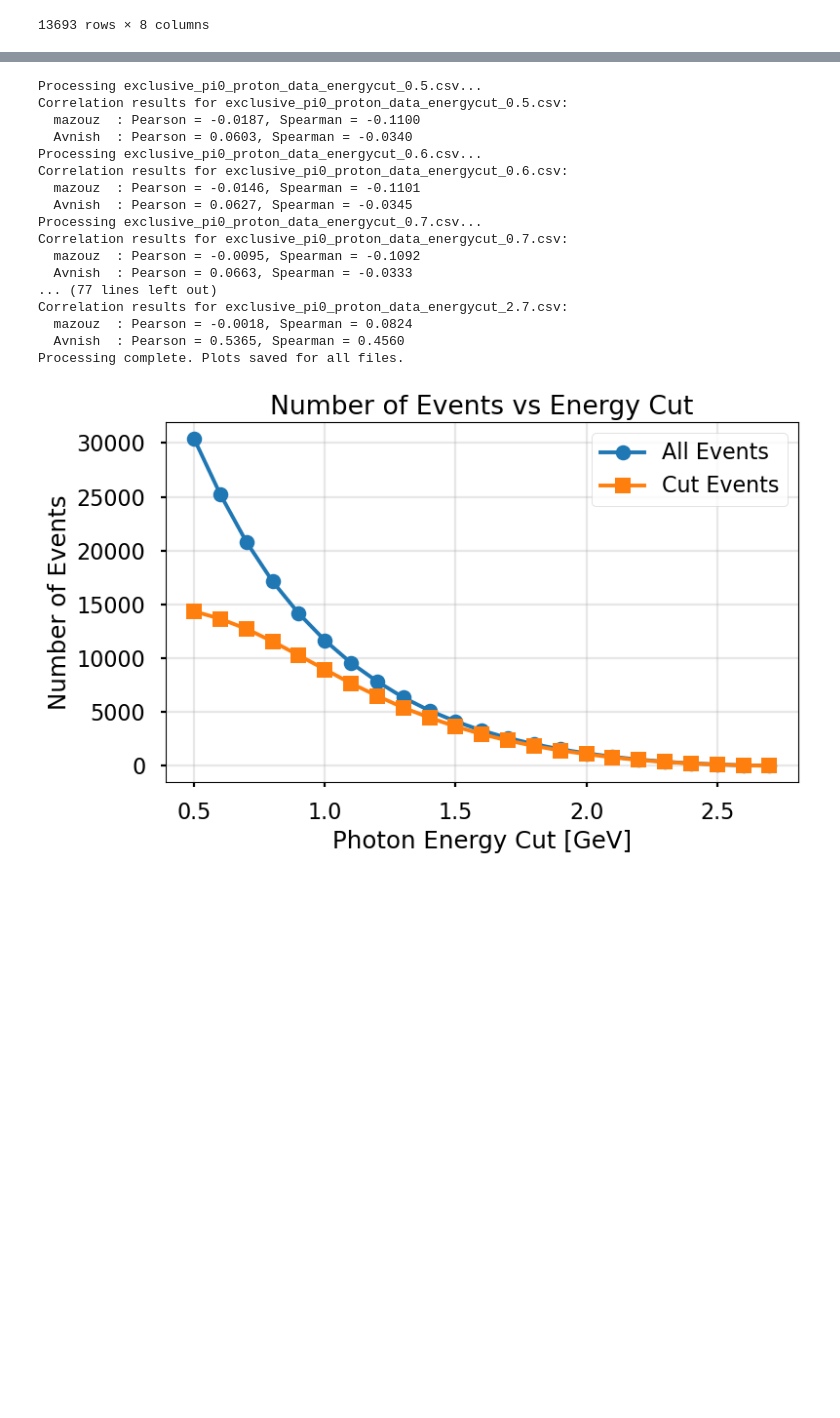
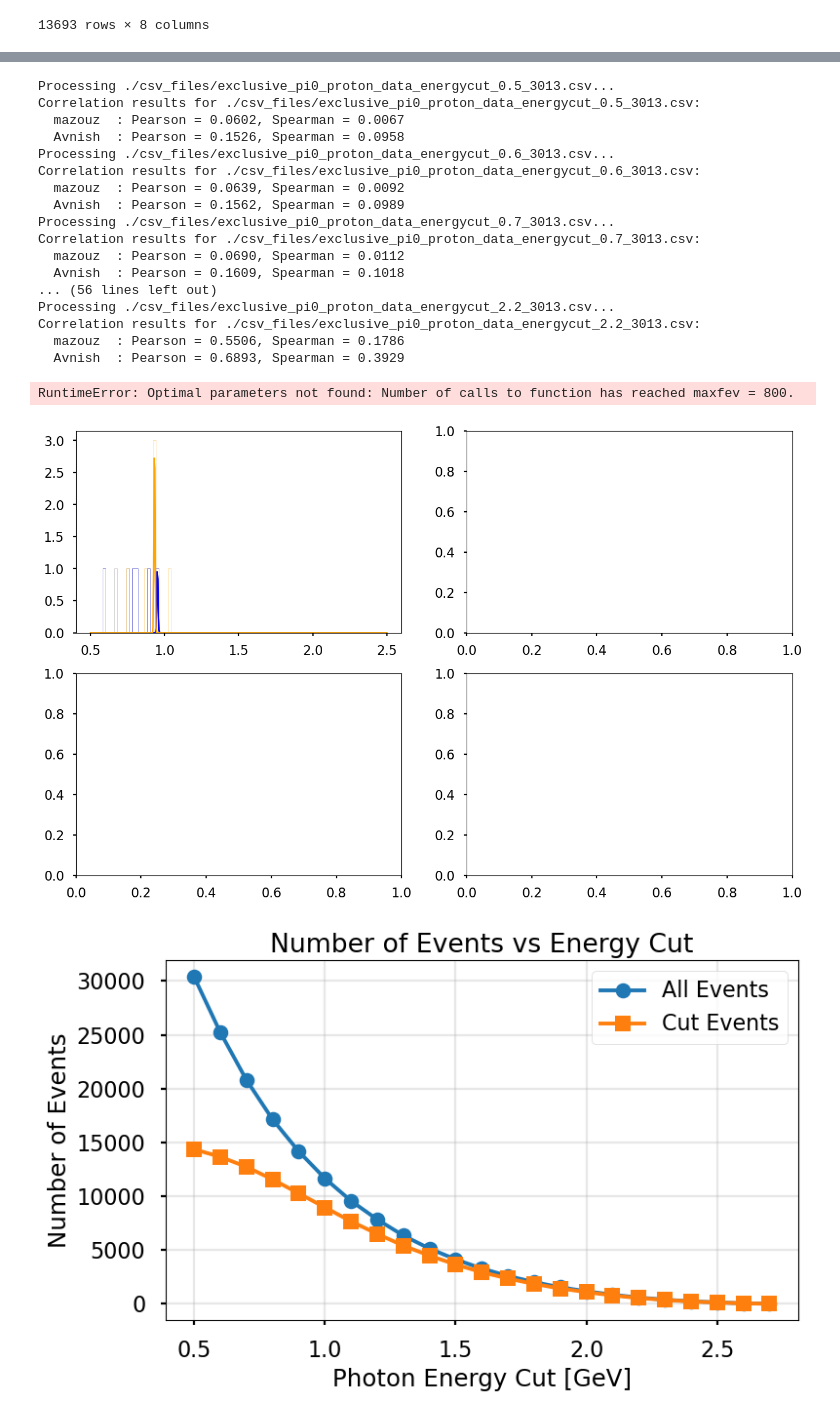
Before and after one commit to avnishphy/nps_analysis, a Jupyter notebook: pi0_analysis/exclusive_pi0_batch_ultrafast.ipynb, the cells around one changed output, grey strips where cells are left out. Saved outputs shown, nothing was run; the diff lists cells and outputs as text; code cells hidden in the pictures; blank space fills up the shorter version.

```diff
--- a/pi0_analysis/exclusive_pi0_batch_ultrafast.ipynb
+++ b/pi0_analysis/exclusive_pi0_batch_ultrafast.ipynb
@@ -720,7 +720,7 @@ def fit_and_plot1(ax, data, label, color, bins, range_fit, fit_range=None):
     return ax
 
 # === Process each file ===
-file_list = sorted(glob.glob("exclusive_pi0_proton_data_energycut_*.csv"))
+file_list = sorted(glob.glob("./csv_files/exclusive_pi0_proton_data_energycut_*_3013.csv"))
 
 for file_path in file_list:
     # Extract energy cut from filename, e.g. 'exclusive_pi0_proton_data_energycut_1.4.csv'
@@ -804,51 +804,53 @@ for file_path in file_list:
 
     # 3 — Corrected Avnish MX^2p vs M_pi0
     h3 = axs[3].hist2d(miss_pr_corr_avnish**2, pi0_cut,
                        bins=(100, 40), range=[[0.5, 2.5], [0.1, 0.16]],
                        cmap='inferno', cmin=1)
     fig.colorbar(h3[3], ax=axs[3], label='Counts')
     axs[3].set_xlabel(r"$M_X^2p$ [GeV]", fontsize=14)
     axs[3].set_ylabel(r"$M_{\pi^0}$ [GeV]", fontsize=14)
     axs[3].set_title("Corrected Missing Mass Avnish", fontsize=16)
     axs[3].grid(alpha=0.3)
     # Place correlation text on plot
     # axs[3].text(0.52, 0.155,
     #             f"Pearson: {pearson_avn:.3f}\nSpearman: {spearman_avn:.3f}",
     #             color="white", fontsize=10,
     #             ha="left", va="top",
     #             bbox=dict(facecolor='black', alpha=0.5, edgecolor='none'))
 
     # Add energy cut annotation on the figure (relative coordinates)
     fig.text(0.02, 0.98, f"Energy Cut: {energy_cut} GeV", fontsize=14, color="black",
              ha='left', va='top', bbox=dict(facecolor='white', alpha=0.8, edgecolor='none'))
 
     plt.tight_layout()
     # Save figure per file
     out_name = os.path.splitext(os.path.basename(file_path))[0] + "_plots.png"
-    out_path = os.path.join("plots_miss_mass", out_name)
+    out_path = os.path.join("plots_miss_mass/3013", out_name)
     # plt.show()
     plt.savefig(out_path, dpi=300)
     plt.close()
 
 print("Processing complete. Plots saved for all files.")
 # %% [output]
-Processing exclusive_pi0_proton_data_energycut_0.5.csv...
-Correlation results for exclusive_pi0_proton_data_energycut_0.5.csv:
-  mazouz  : Pearson = -0.0187, Spearman = -0.1100
-  Avnish  : Pearson = 0.0603, Spearman = -0.0340
-Processing exclusive_pi0_proton_data_energycut_0.6.csv...
-Correlation results for exclusive_pi0_proton_data_energycut_0.6.csv:
-  mazouz  : Pearson = -0.0146, Spearman = -0.1101
-  Avnish  : Pearson = 0.0627, Spearman = -0.0345
-Processing exclusive_pi0_proton_data_energycut_0.7.csv...
-Correlation results for exclusive_pi0_proton_data_energycut_0.7.csv:
-  mazouz  : Pearson = -0.0095, Spearman = -0.1092
-  Avnish  : Pearson = 0.0663, Spearman = -0.0333
-... (77 lines left out)
-Correlation results for exclusive_pi0_proton_data_energycut_2.7.csv:
-  mazouz  : Pearson = -0.0018, Spearman = 0.0824
-  Avnish  : Pearson = 0.5365, Spearman = 0.4560
-Processing complete. Plots saved for all files.
+Processing ./csv_files/exclusive_pi0_proton_data_energycut_0.5_3013.csv...
+Correlation results for ./csv_files/exclusive_pi0_proton_data_energycut_0.5_3013.csv:
+  mazouz  : Pearson = 0.0602, Spearman = 0.0067
+  Avnish  : Pearson = 0.1526, Spearman = 0.0958
+Processing ./csv_files/exclusive_pi0_proton_data_energycut_0.6_3013.csv...
+Correlation results for ./csv_files/exclusive_pi0_proton_data_energycut_0.6_3013.csv:
+  mazouz  : Pearson = 0.0639, Spearman = 0.0092
+  Avnish  : Pearson = 0.1562, Spearman = 0.0989
+Processing ./csv_files/exclusive_pi0_proton_data_energycut_0.7_3013.csv...
+Correlation results for ./csv_files/exclusive_pi0_proton_data_energycut_0.7_3013.csv:
+  mazouz  : Pearson = 0.0690, Spearman = 0.0112
+  Avnish  : Pearson = 0.1609, Spearman = 0.1018
+... (56 lines left out)
+Processing ./csv_files/exclusive_pi0_proton_data_energycut_2.2_3013.csv...
+Correlation results for ./csv_files/exclusive_pi0_proton_data_energycut_2.2_3013.csv:
+  mazouz  : Pearson = 0.5506, Spearman = 0.1786
+  Avnish  : Pearson = 0.6893, Spearman = 0.3929
+RuntimeError: Optimal parameters not found: Number of calls to function has reached maxfev = 800.
+[figure, added]
 # %%
 import pandas as pd
 import numpy as np
```
Also changed, not shown: parts of 2 cells of this notebook, 3 other files.
